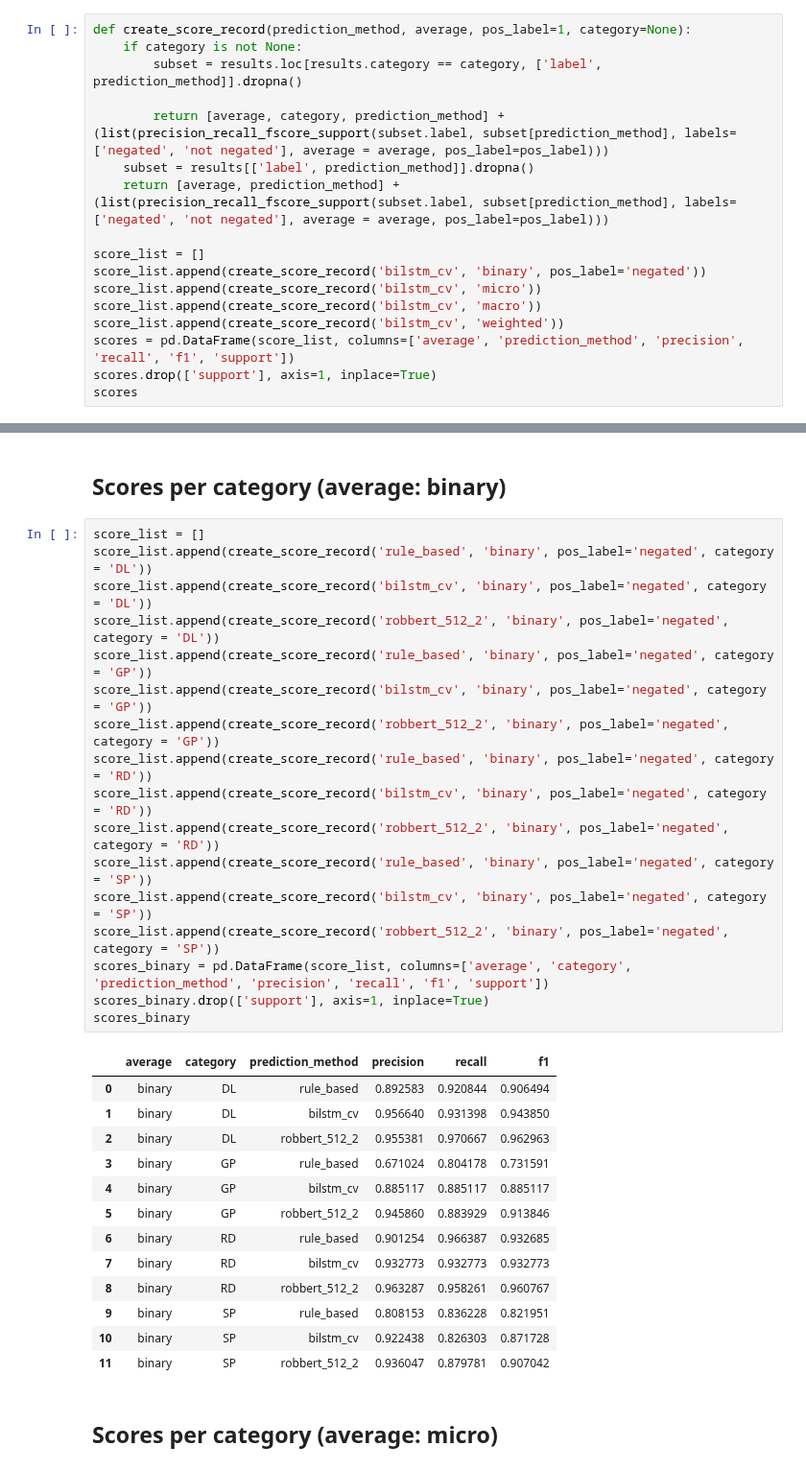
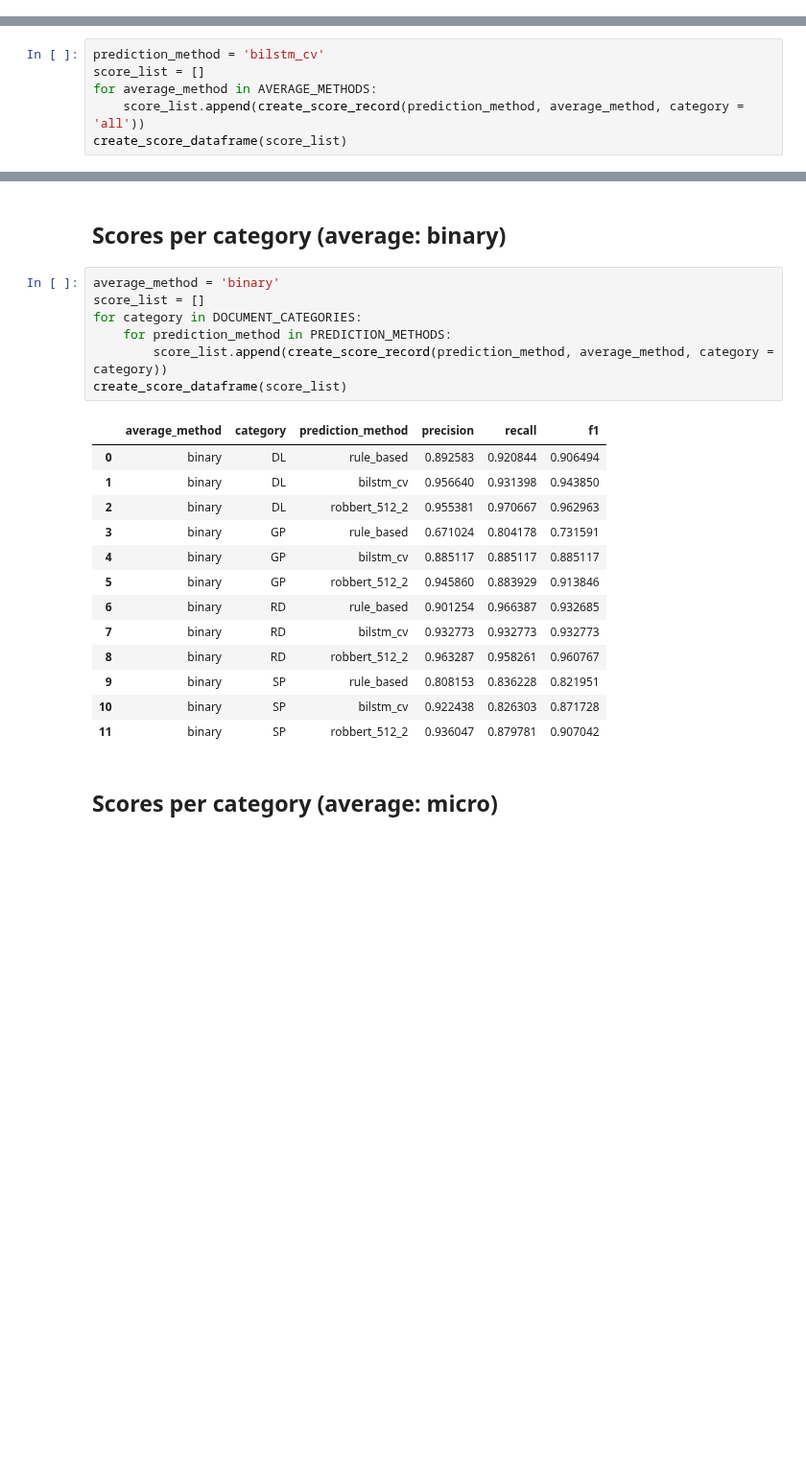
Before and after one commit to umcu/negation-detection, a Jupyter notebook: 01_general_evaluation.ipynb, the cells around one changed output, grey strips where cells are left out. Shown at 96% size. Drawn from its saved outputs; the diff is of its cells as text; blank space fills up the shorter version.

Commit message:
Put duplicate code to calculate scores in function

```diff
--- a/01_general_evaluation.ipynb
+++ b/01_general_evaluation.ipynb
@@ -135,19 +174,2 @@ results.head(5)
 # %% [markdown]
 ## Compare different ways of calculating scores
-# %%
-def create_score_record(prediction_method, average, pos_label=1, category=None):
-    if category is not None:
-        subset = results.loc[results.category == category, ['label', prediction_method]].dropna()
-
-        return [average, category, prediction_method] + (list(precision_recall_fscore_support(subset.label, subset[prediction_method], labels=['negated', 'not negated'], average = average, pos_label=pos_label)))
-    subset = results[['label', prediction_method]].dropna()
-    return [average, prediction_method] + (list(precision_recall_fscore_support(subset.label, subset[prediction_method], labels=['negated', 'not negated'], average = average, pos_label=pos_label)))
-
-score_list = []
-score_list.append(create_score_record('bilstm_cv', 'binary', pos_label='negated'))
-score_list.append(create_score_record('bilstm_cv', 'micro'))
-score_list.append(create_score_record('bilstm_cv', 'macro'))
-score_list.append(create_score_record('bilstm_cv', 'weighted'))
-scores = pd.DataFrame(score_list, columns=['average', 'prediction_method', 'precision', 'recall', 'f1', 'support'])
-scores.drop(['support'], axis=1, inplace=True)
-scores
@@ -159,0 +176,6 @@ scores
+# %%
+prediction_method = 'bilstm_cv'
+score_list = []
+for average_method in AVERAGE_METHODS:
+    score_list.append(create_score_record(prediction_method, average_method, category = 'all'))
+create_score_dataframe(score_list)
@@ -160,24 +188,14 @@ scores
 # %% [markdown]
 ## Scores per category (average: binary)
 # %%
+average_method = 'binary'
 score_list = []
-score_list.append(create_score_record('rule_based', 'binary', pos_label='negated', category = 'DL'))
-score_list.append(create_score_record('bilstm_cv', 'binary', pos_label='negated', category = 'DL'))
-score_list.append(create_score_record('robbert_512_2', 'binary', pos_label='negated', category = 'DL'))
-score_list.append(create_score_record('rule_based', 'binary', pos_label='negated', category = 'GP'))
-score_list.append(create_score_record('bilstm_cv', 'binary', pos_label='negated', category = 'GP'))
-score_list.append(create_score_record('robbert_512_2', 'binary', pos_label='negated', category = 'GP'))
-score_list.append(create_score_record('rule_based', 'binary', pos_label='negated', category = 'RD'))
-score_list.append(create_score_record('bilstm_cv', 'binary', pos_label='negated', category = 'RD'))
-score_list.append(create_score_record('robbert_512_2', 'binary', pos_label='negated', category = 'RD'))
-score_list.append(create_score_record('rule_based', 'binary', pos_label='negated', category = 'SP'))
-score_list.append(create_score_record('bilstm_cv', 'binary', pos_label='negated', category = 'SP'))
-score_list.append(create_score_record('robbert_512_2', 'binary', pos_label='negated', category = 'SP'))
-scores_binary = pd.DataFrame(score_list, columns=['average', 'category', 'prediction_method', 'precision', 'recall', 'f1', 'support'])
-scores_binary.drop(['support'], axis=1, inplace=True)
-scores_binary
+for category in DOCUMENT_CATEGORIES:
+    for prediction_method in PREDICTION_METHODS:
+        score_list.append(create_score_record(prediction_method, average_method, category = category))
+create_score_dataframe(score_list)
 # %% [output]
-|  | average | category | prediction_method | precision | recall | f1 |
+|  | average_method | category | prediction_method | precision | recall | f1 |
 | 0 | binary | DL | rule_based | 0.892583 | 0.920844 | 0.906494 |
 | 1 | binary | DL | bilstm_cv | 0.956640 | 0.931398 | 0.943850 |
 | 2 | binary | DL | robbert_512_2 | 0.955381 | 0.970667 | 0.962963 |
```
Also changed, not shown: parts of 14 cells of this notebook.
